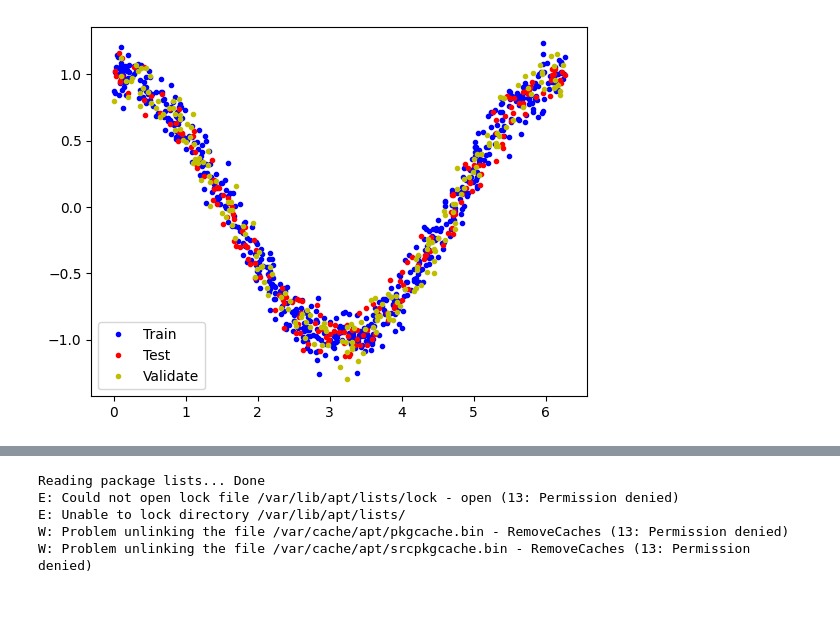
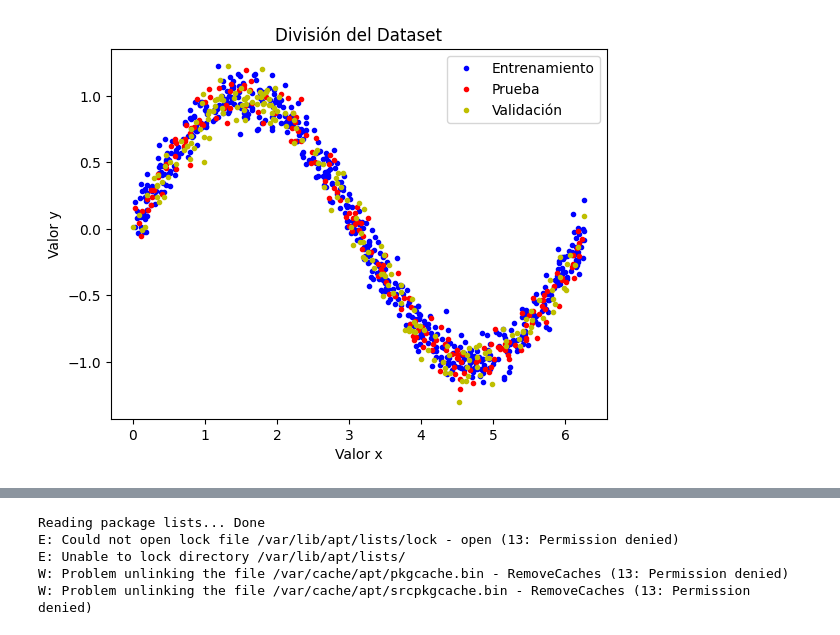
Before and after one commit to pinpacho/tinywaveml, a Jupyter notebook: hello_wave.ipynb, the cells around one changed output, grey strips where cells are left out. Saved outputs shown, nothing was run; the diff lists cells and outputs as text; code cells hidden in the pictures; blank space fills up the shorter version.

```diff
--- a/hello_wave.ipynb
+++ b/hello_wave.ipynb
@@ -46,19 +221,22 @@ I0000 00:00:1773869751.680357  189191 cudart_stub.cc:31] Could not find cuda dri
 # %%
-# Number of sample datapoints
+# Cantidad total de puntos de datos (muestras)
 SAMPLES = 1000
 
-# Generate a uniformly distributed set of random numbers in the range from
-# 0 to 2π, which covers a complete sine wave oscillation
+# Generamos un conjunto de números aleatorios distribuidos uniformemente
+# en el rango de 0 a 2π, lo que cubre una oscilación completa de la onda senoidal
 x_values = np.random.uniform(
     low=0, high=2*math.pi, size=SAMPLES).astype(np.float32)
 
-# Shuffle the values to guarantee they're not in order
+# Mezclamos los valores para garantizar que no estén en un orden específico
 np.random.shuffle(x_values)
 
-# Calculate the corresponding sine values
-y_values = np.cos(x_values).astype(np.float32)
+# Calculamos los valores de seno correspondientes
+y_values = np.sin(x_values).astype(np.float32)
 
-# Plot our data. The 'b.' argument tells the library to print blue dots.
+# Graficamos los datos. El argumento 'b.' le indica a la librería que use puntos azules.
 plt.plot(x_values, y_values, 'b.')
+plt.title("Datos generados de la función Seno")
+plt.xlabel("Valor x")
+plt.ylabel("Valor y (sin x)")
 plt.show()
 # %% [output]
@@ -75,23 +280,26 @@ plt.show()
 # %%
-# We'll use 60% of our data for training and 20% for testing. The remaining 20%
-# will be used for validation. Calculate the indices of each section.
-TRAIN_SPLIT =  int(0.6 * SAMPLES)
+# Usaremos el 60% de los datos para entrenamiento y el 20% para pruebas.
+# El 20% restante se usará para validación. Calculamos los índices de corte.
+TRAIN_SPLIT = int(0.6 * SAMPLES)
 TEST_SPLIT = int(0.2 * SAMPLES + TRAIN_SPLIT)
 
-# Use np.split to chop our data into three parts.
-# The second argument to np.split is an array of indices where the data will be
-# split. We provide two indices, so the data will be divided into three chunks.
+# Usamos np.split para dividir nuestros datos en tres partes.
+# El segundo argumento de np.split es un arreglo de índices donde se cortarán los datos.
+# Al proporcionar dos índices, los datos se dividen en tres secciones.
 x_train, x_test, x_validate = np.split(x_values, [TRAIN_SPLIT, TEST_SPLIT])
 y_train, y_test, y_validate = np.split(y_values, [TRAIN_SPLIT, TEST_SPLIT])
 
-# Double check that our splits add up correctly
-assert (x_train.size + x_validate.size + x_test.size) ==  SAMPLES
+# Verificamos que la suma de las divisiones coincida con el total de muestras iniciales
+assert (x_train.size + x_validate.size + x_test.size) == SAMPLES
 
-# Plot the data in each partition in different colors:
-plt.plot(x_train, y_train, 'b.', label="Train")
-plt.plot(x_test, y_test, 'r.', label="Test")
-plt.plot(x_validate, y_validate, 'y.', label="Validate")
+# Graficamos cada partición con un color diferente para diferenciarlas:
+plt.plot(x_train, y_train, 'b.', label="Entrenamiento")
+plt.plot(x_test, y_test, 'r.', label="Prueba")
+plt.plot(x_validate, y_validate, 'y.', label="Validación")
+plt.title("División del Dataset")
+plt.xlabel("Valor x")
+plt.ylabel("Valor y")
 plt.legend()
 plt.show()
 # %% [output]
-[figure, old version]
+[figure, new version]
```
Also changed, not shown: parts of 48 cells of this notebook, 9 other files.
